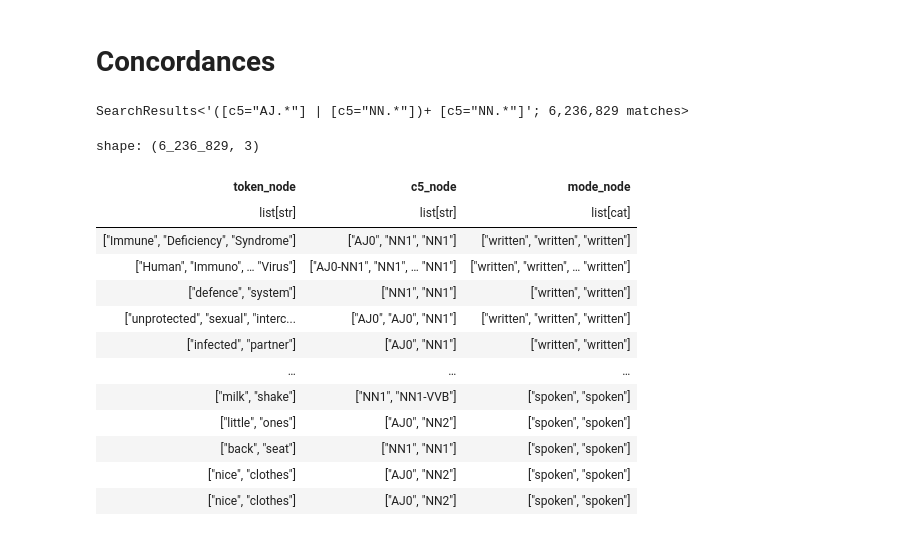
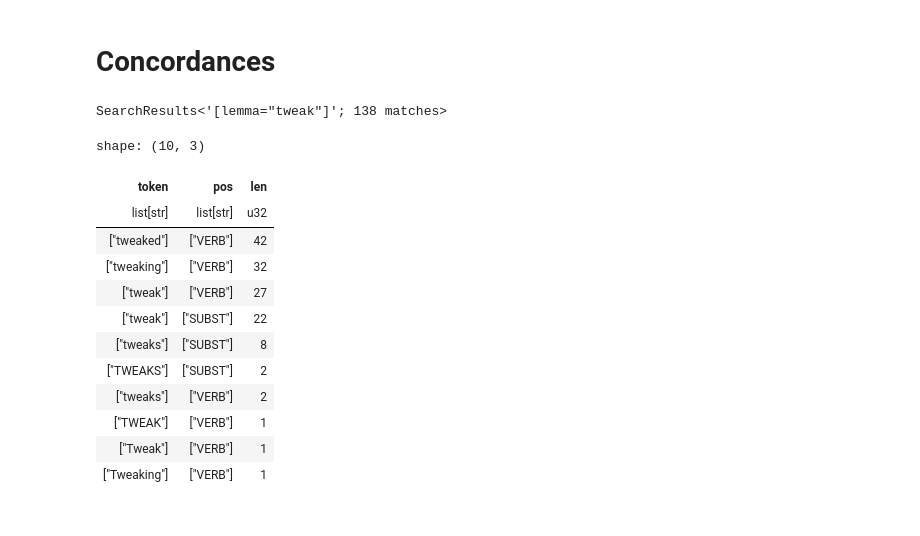
Before and after one commit to rmalouf/polars_corpus, a Jupyter notebook: examples/concordance.ipynb, the cells around one changed output. Cells and saved outputs as stored; diff of their text form; code cells hidden in the pictures.

```diff
--- a/examples/concordance.ipynb
+++ b/examples/concordance.ipynb
@@ -12,25 +13,24 @@ import polars_corpus as plc
 # %%
-c = pl.read_parquet("bnc.parquet")  # .head(5000000)
+bnc = pl.read_parquet("bnc.parquet")  # .head(5000000)
 # %%
-r = plc.search(c, '([c5="AJ.*"] | [c5="NN.*"])+ [c5="NN.*"]')
-r
+m = plc.search(bnc, '[lemma="tweak"]')
+m
 # %% [output]
-SearchResults<'([c5="AJ.*"] | [c5="NN.*"])+ [c5="NN.*"]'; 6,236,829 matches>
+SearchResults<'[lemma="tweak"]'; 138 matches>
 # %%
-r.matches(['token','c5', 'mode'])
+m.matches(['token','pos']).group_by('token','pos').len().sort(by="len", descending=True)
 # %% [output]
-shape: (6_236_829, 3)
+shape: (10, 3)
-| token_node | c5_node | mode_node |
-| list[str] | list[str] | list[cat] |
-| ["Immune", "Deficiency", "Syndrome"] | ["AJ0", "NN1", "NN1"] | ["written", "written", "written"] |
-| ["Human", "Immuno", … "Virus"] | ["AJ0-NN1", "NN1", … "NN1"] | ["written", "written", … "written"] |
-| ["defence", "system"] | ["NN1", "NN1"] | ["written", "written"] |
-| ["unprotected", "sexual", "interc... | ["AJ0", "AJ0", "NN1"] | ["written", "written", "written"] |
-| ["infected", "partner"] | ["AJ0", "NN1"] | ["written", "written"] |
-| … | … | … |
-| ["milk", "shake"] | ["NN1", "NN1-VVB"] | ["spoken", "spoken"] |
-| ["little", "ones"] | ["AJ0", "NN2"] | ["spoken", "spoken"] |
-| ["back", "seat"] | ["NN1", "NN1"] | ["spoken", "spoken"] |
-| ["nice", "clothes"] | ["AJ0", "NN2"] | ["spoken", "spoken"] |
-| ["nice", "clothes"] | ["AJ0", "NN2"] | ["spoken", "spoken"] |
+| token | pos | len |
+| list[str] | list[str] | u32 |
+| ["tweaked"] | ["VERB"] | 42 |
+| ["tweaking"] | ["VERB"] | 32 |
+| ["tweak"] | ["VERB"] | 27 |
+| ["tweak"] | ["SUBST"] | 22 |
+| ["tweaks"] | ["SUBST"] | 8 |
+| ["TWEAKS"] | ["SUBST"] | 2 |
+| ["tweaks"] | ["VERB"] | 2 |
+| ["TWEAK"] | ["VERB"] | 1 |
+| ["Tweak"] | ["VERB"] | 1 |
+| ["Tweaking"] | ["VERB"] | 1 |
 # %%
```
Also changed, not shown: parts of 6 cells of this notebook, 8 other files.
